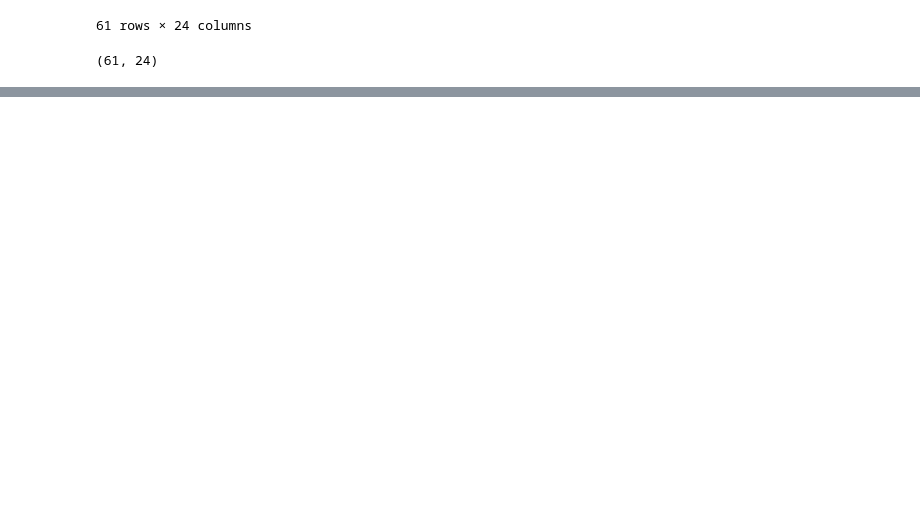
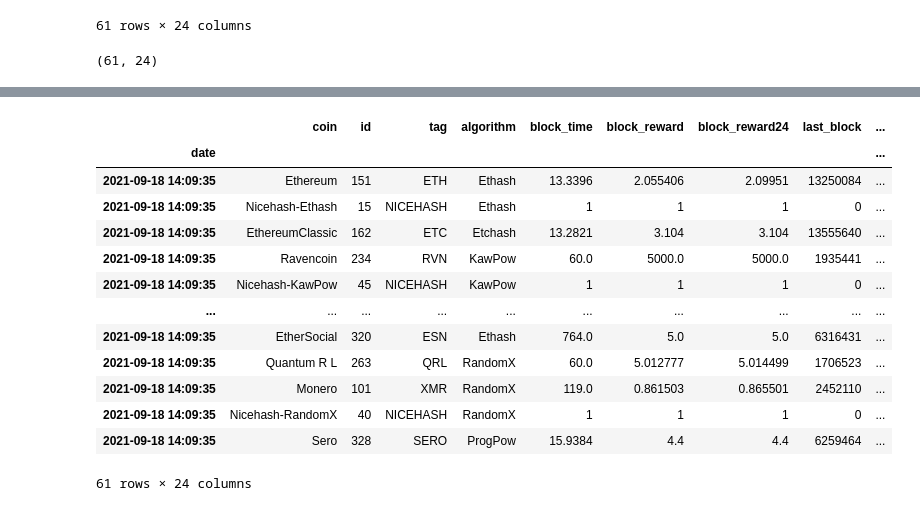
Before and after one commit to lukewbecker/algo-trading-training, a Jupyter notebook: whattomine.ipynb, the cells around one changed output, grey strips where cells are left out. Drawn from its saved outputs; the diff is of its cells as text; code cells hidden in the pictures; blank space fills up the shorter version.

```diff
--- a/whattomine.ipynb
+++ b/whattomine.ipynb
@@ -89,6 +89,23 @@ df
 61 rows × 24 columns
 # %%
 df.to_csv("whattomine_list.csv")
+# %%
+df
+# %% [output]
+|  | coin | id | tag | algorithm | block_time | block_reward | block_reward24 | last_block | ... |
+| date |  |  |  |  |  |  |  |  | ... |
+| 2021-09-18 14:09:35 | Ethereum | 151 | ETH | Ethash | 13.3396 | 2.055406 | 2.09951 | 13250084 | ... |
+| 2021-09-18 14:09:35 | Nicehash-Ethash | 15 | NICEHASH | Ethash | 1 | 1 | 1 | 0 | ... |
+| 2021-09-18 14:09:35 | EthereumClassic | 162 | ETC | Etchash | 13.2821 | 3.104 | 3.104 | 13555640 | ... |
+| 2021-09-18 14:09:35 | Ravencoin | 234 | RVN | KawPow | 60.0 | 5000.0 | 5000.0 | 1935441 | ... |
+| 2021-09-18 14:09:35 | Nicehash-KawPow | 45 | NICEHASH | KawPow | 1 | 1 | 1 | 0 | ... |
+| ... | ... | ... | ... | ... | ... | ... | ... | ... | ... |
+| 2021-09-18 14:09:35 | EtherSocial | 320 | ESN | Ethash | 764.0 | 5.0 | 5.0 | 6316431 | ... |
+| 2021-09-18 14:09:35 | Quantum R L | 263 | QRL | RandomX | 60.0 | 5.012777 | 5.014499 | 1706523 | ... |
+| 2021-09-18 14:09:35 | Monero | 101 | XMR | RandomX | 119.0 | 0.861503 | 0.865501 | 2452110 | ... |
+| 2021-09-18 14:09:35 | Nicehash-RandomX | 40 | NICEHASH | RandomX | 1 | 1 | 1 | 0 | ... |
+| 2021-09-18 14:09:35 | Sero | 328 | SERO | ProgPow | 15.9384 | 4.4 | 4.4 | 6259464 | ... |
+61 rows × 24 columns
 # %%
 # fruity_taste = {'fruit': ['apple', 'banana'], 'count': [23, 2]}
 # %%
```
Also changed, not shown: parts of 3 cells of this notebook, 2 other files.
